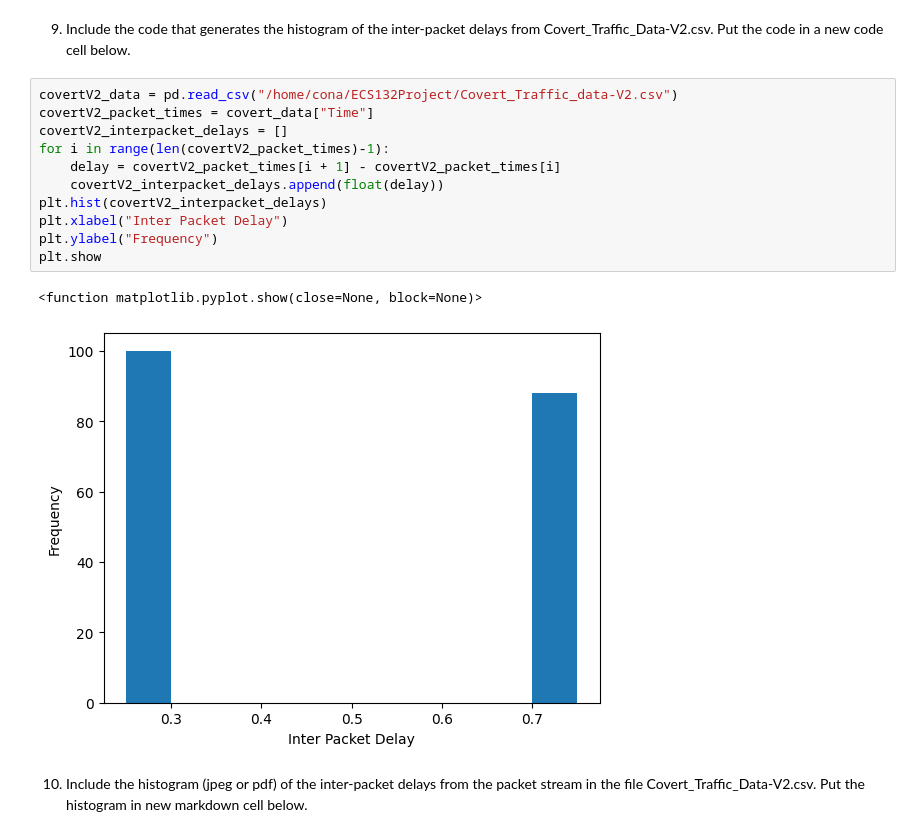
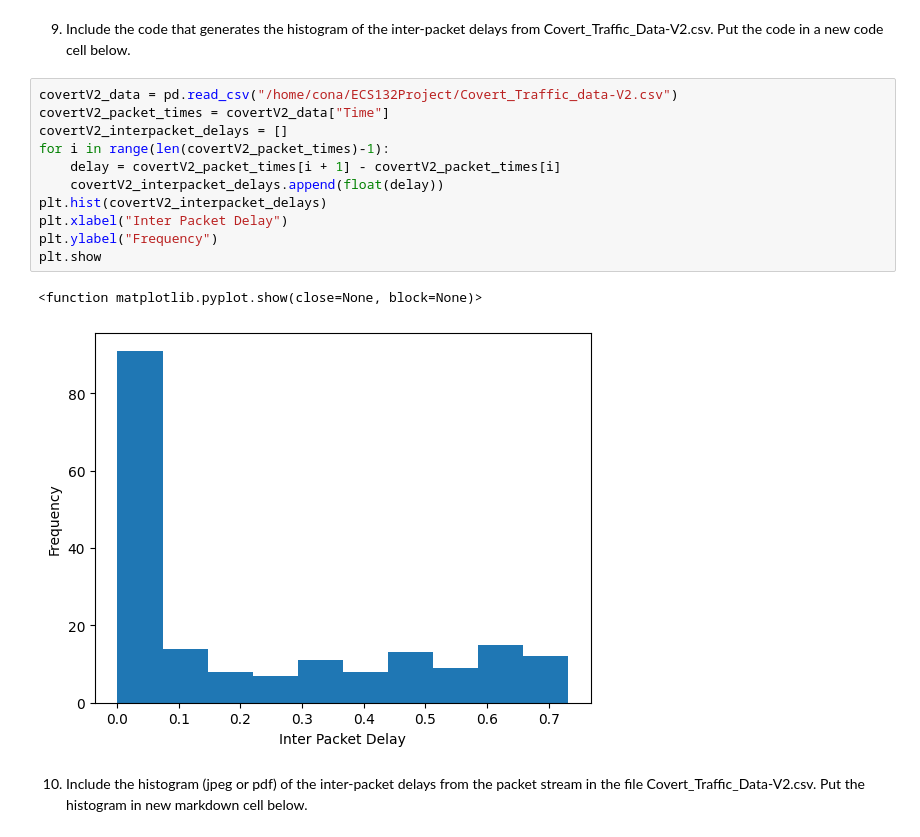
Before and after one commit to eustachew/ECS132_Project, a Jupyter notebook: ECS132_Project_Spring_2025_Draft.ipynb, the cells around one changed output. Drawn from its saved outputs; the diff is of its cells as text.

Commit message:
Added some histograms

```diff
--- a/ECS132_Project_Spring_2025_Draft.ipynb
+++ b/ECS132_Project_Spring_2025_Draft.ipynb
@@ -229,17 +229,17 @@ Plot the histogram  of the inter-packet  delays of the overt packet stream and t
 9. Include the code that generates the histogram  of the inter-packet delays from Covert_Traffic_Data-V2.csv.  Put the code in a new code cell below.
 # %%
 covertV2_data = pd.read_csv("/home/cona/ECS132Project/Covert_Traffic_data-V2.csv")
-covertV2_packet_times = covert_data["Time"]
+covertV2_packet_times = covertV2_data["Time"]
 covertV2_interpacket_delays = []
 for i in range(len(covertV2_packet_times)-1):
     delay = covertV2_packet_times[i + 1] - covertV2_packet_times[i]
     covertV2_interpacket_delays.append(float(delay))
 plt.hist(covertV2_interpacket_delays)
 plt.xlabel("Inter Packet Delay")
 plt.ylabel("Frequency")
 plt.show
 # %% [output]
 <function matplotlib.pyplot.show(close=None, block=None)>
-[figure, old version]
+[figure, new version]
 # %% [markdown]
 10. Include the histogram (jpeg or pdf) of the inter-packet delays from the packet stream in the file Covert_Traffic_Data-V2.csv. Put the histogram in new markdown cell below.
```
Also changed, not shown: parts of 2 cells of this notebook, 1 other file.
